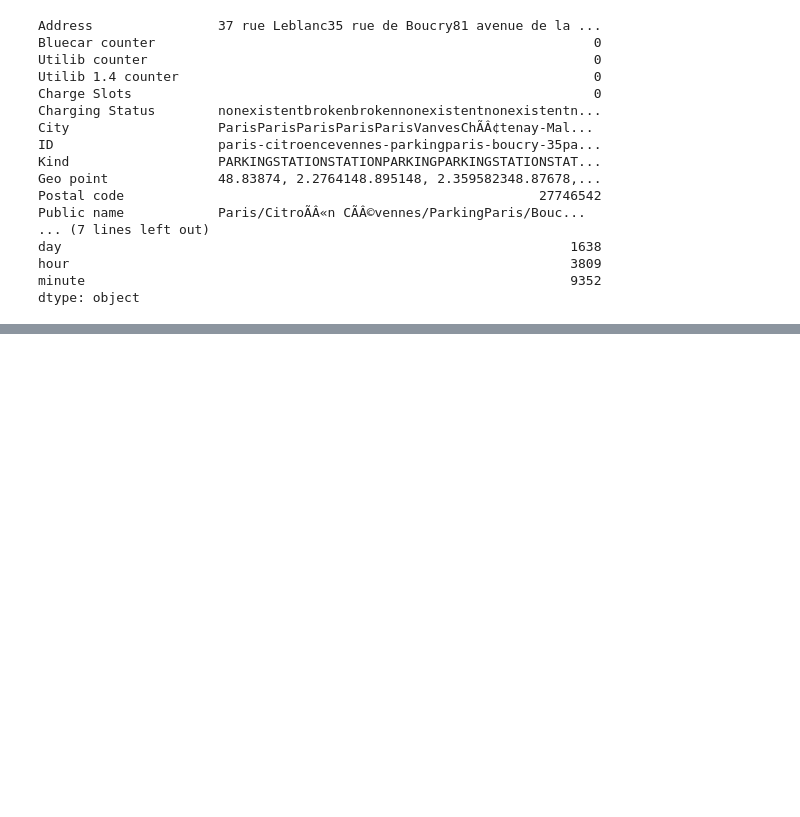
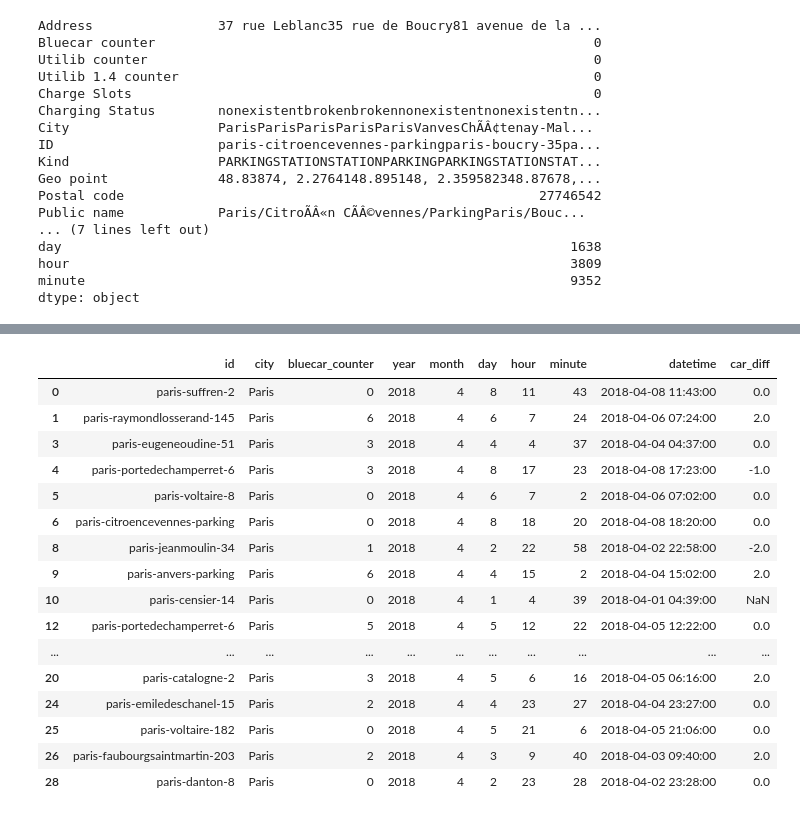
Before and after one commit to mmalinda/Autolib-EDA, a Jupyter notebook: Moringa_Data_Science_Prep_W4_Independent_Project_2019_11_Mutanu_Malinda_Python.ipynb, the cells around one changed output, grey strips where cells are left out. Drawn from its saved outputs; the diff is of its cells as text; code cells hidden in the pictures; blank space fills up the shorter version.

```diff
--- a/Moringa_Data_Science_Prep_W4_Independent_Project_2019_11_Mutanu_Malinda_Python.ipynb
+++ b/Moringa_Data_Science_Prep_W4_Independent_Project_2019_11_Mutanu_Malinda_Python.ipynb
@@ -371,0 +382,4 @@ dtype: object
+# %%
+# Standardization - removing spaces and punctuation from column names
+df.columns = df.columns.str.strip().str.lower().str.replace(' ', '_').str.replace('.', '_')
+df.head()
@@ -371,0 +445,22 @@ dtype: object
+# %%
+# Calculating the change in cars available at each time point
+df_p['car_diff'] = df_p.sort_values(['datetime']).groupby(['id']).bluecar_counter.apply(lambda x: x - x.shift(1))
+df_p.head(20)
+# %% [output]
+|  | id | city | bluecar_counter | year | month | day | hour | minute | datetime | car_diff |
+| 0 | paris-suffren-2 | Paris | 0 | 2018 | 4 | 8 | 11 | 43 | 2018-04-08 11:43:00 | 0.0 |
+| 1 | paris-raymondlosserand-145 | Paris | 6 | 2018 | 4 | 6 | 7 | 24 | 2018-04-06 07:24:00 | 2.0 |
+| 3 | paris-eugeneoudine-51 | Paris | 3 | 2018 | 4 | 4 | 4 | 37 | 2018-04-04 04:37:00 | 0.0 |
+| 4 | paris-portedechamperret-6 | Paris | 3 | 2018 | 4 | 8 | 17 | 23 | 2018-04-08 17:23:00 | -1.0 |
+| 5 | paris-voltaire-8 | Paris | 0 | 2018 | 4 | 6 | 7 | 2 | 2018-04-06 07:02:00 | 0.0 |
+| 6 | paris-citroencevennes-parking | Paris | 0 | 2018 | 4 | 8 | 18 | 20 | 2018-04-08 18:20:00 | 0.0 |
+| 8 | paris-jeanmoulin-34 | Paris | 1 | 2018 | 4 | 2 | 22 | 58 | 2018-04-02 22:58:00 | -2.0 |
+| 9 | paris-anvers-parking | Paris | 6 | 2018 | 4 | 4 | 15 | 2 | 2018-04-04 15:02:00 | 2.0 |
+| 10 | paris-censier-14 | Paris | 0 | 2018 | 4 | 1 | 4 | 39 | 2018-04-01 04:39:00 | NaN |
+| 12 | paris-portedechamperret-6 | Paris | 5 | 2018 | 4 | 5 | 12 | 22 | 2018-04-05 12:22:00 | 0.0 |
+| ... | ... | ... | ... | ... | ... | ... | ... | ... | ... | ... |
+| 20 | paris-catalogne-2 | Paris | 3 | 2018 | 4 | 5 | 6 | 16 | 2018-04-05 06:16:00 | 2.0 |
+| 24 | paris-emiledeschanel-15 | Paris | 2 | 2018 | 4 | 4 | 23 | 27 | 2018-04-04 23:27:00 | 0.0 |
+| 25 | paris-voltaire-182 | Paris | 0 | 2018 | 4 | 5 | 21 | 6 | 2018-04-05 21:06:00 | 0.0 |
+| 26 | paris-faubourgsaintmartin-203 | Paris | 2 | 2018 | 4 | 3 | 9 | 40 | 2018-04-03 09:40:00 | 2.0 |
+| 28 | paris-danton-8 | Paris | 0 | 2018 | 4 | 2 | 23 | 28 | 2018-04-02 23:28:00 | 0.0 |
```
Also changed, not shown: parts of 18 cells of this notebook.
